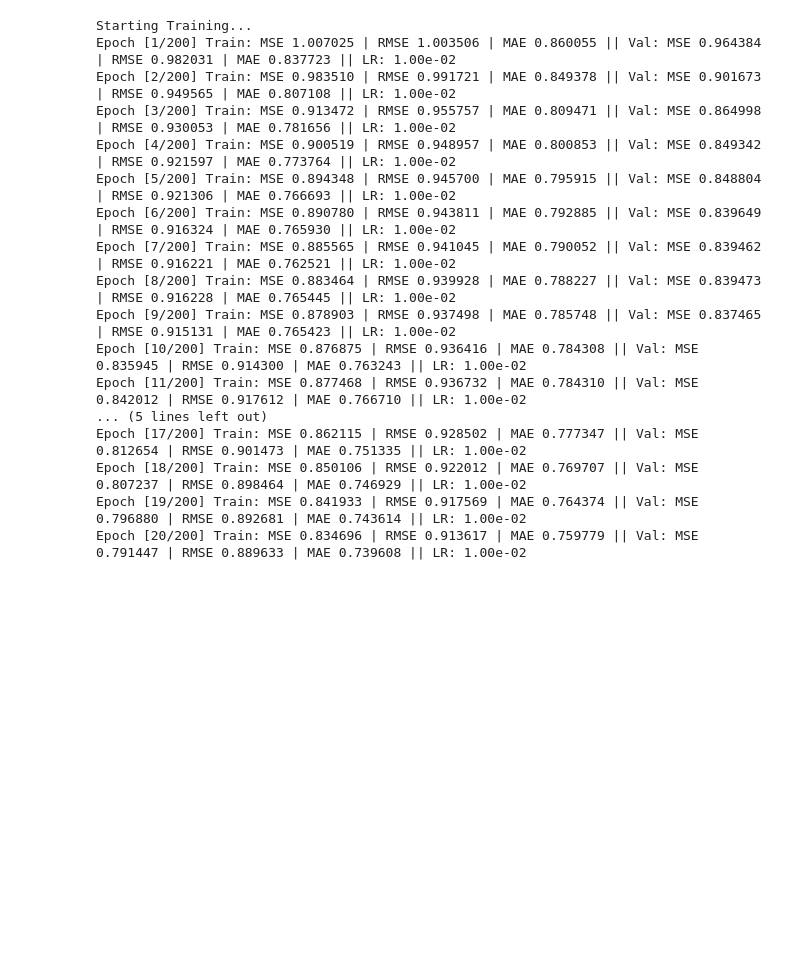
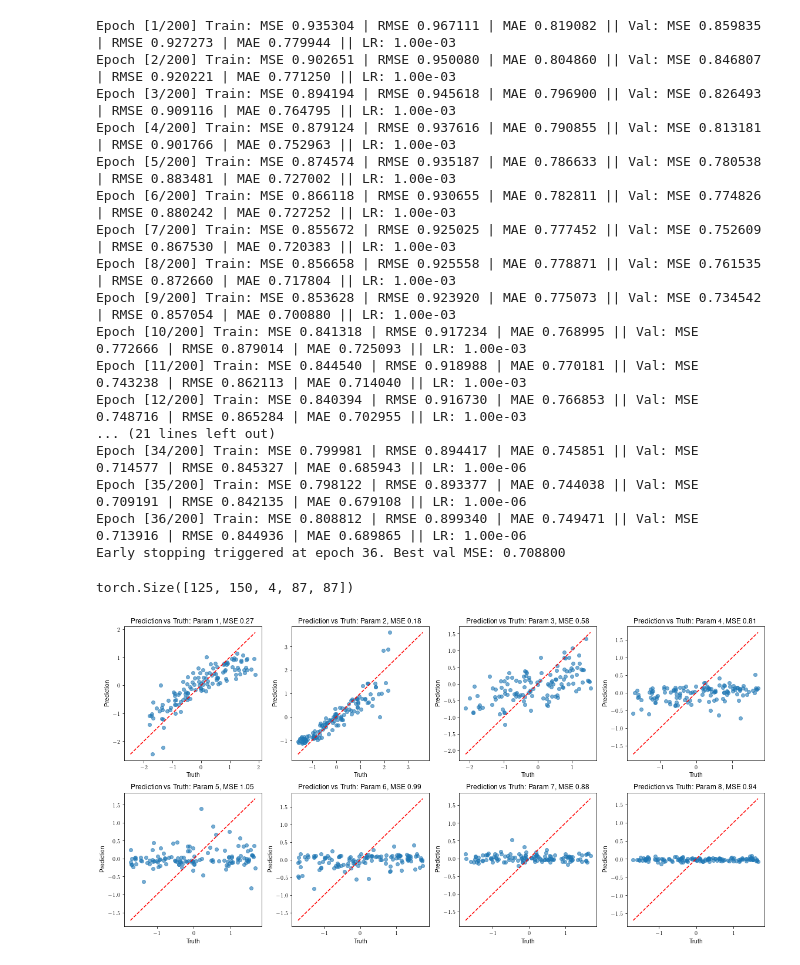
Before and after one commit to lgong6g/C3NN_inference, a Jupyter notebook: MSE_test.ipynb, the cells around one changed output. Cells and saved outputs as stored; diff of their text form; code cells hidden in the pictures; blank space fills up the shorter version.

```diff
--- a/MSE_test.ipynb
+++ b/MSE_test.ipynb
@@ -222,28 +228,28 @@ training_parameters_stand = (training_parameters - training_parameters_mean) / t
 X_train, X_val, y_train, y_val = train_test_split(training_data, training_parameters_stand, test_size=0.1, random_state=42)
 train_dataset = TensorDataset(X_train, y_train)
 val_dataset = TensorDataset(X_val, y_val)
-train_loader = DataLoader(train_dataset, batch_size=64, shuffle=True)
-val_loader = DataLoader(val_dataset, batch_size=64, shuffle=False)
+train_loader = DataLoader(train_dataset, batch_size=4, shuffle=True,drop_last=True)
+val_loader = DataLoader(val_dataset, batch_size=4, shuffle=False,drop_last=True)
 device = 'cuda'
-model, history = train_model(model, train_loader, val_loader, device, num_epochs=200, lr=1e-2)
+model, history = train_model(model, train_loader, val_loader, device, num_epochs=200, lr=1e-3)
 # %% [output]
-Starting Training...
-Epoch [1/200] Train: MSE 1.007025 | RMSE 1.003506 | MAE 0.860055 || Val: MSE 0.964384 | RMSE 0.982031 | MAE 0.837723 || LR: 1.00e-02
-Epoch [2/200] Train: MSE 0.983510 | RMSE 0.991721 | MAE 0.849378 || Val: MSE 0.901673 | RMSE 0.949565 | MAE 0.807108 || LR: 1.00e-02
-Epoch [3/200] Train: MSE 0.913472 | RMSE 0.955757 | MAE 0.809471 || Val: MSE 0.864998 | RMSE 0.930053 | MAE 0.781656 || LR: 1.00e-02
-Epoch [4/200] Train: MSE 0.900519 | RMSE 0.948957 | MAE 0.800853 || Val: MSE 0.849342 | RMSE 0.921597 | MAE 0.773764 || LR: 1.00e-02
-Epoch [5/200] Train: MSE 0.894348 | RMSE 0.945700 | MAE 0.795915 || Val: MSE 0.848804 | RMSE 0.921306 | MAE 0.766693 || LR: 1.00e-02
-Epoch [6/200] Train: MSE 0.890780 | RMSE 0.943811 | MAE 0.792885 || Val: MSE 0.839649 | RMSE 0.916324 | MAE 0.765930 || LR: 1.00e-02
-Epoch [7/200] Train: MSE 0.885565 | RMSE 0.941045 | MAE 0.790052 || Val: MSE 0.839462 | RMSE 0.916221 | MAE 0.762521 || LR: 1.00e-02
-Epoch [8/200] Train: MSE 0.883464 | RMSE 0.939928 | MAE 0.788227 || Val: MSE 0.839473 | RMSE 0.916228 | MAE 0.765445 || LR: 1.00e-02
-Epoch [9/200] Train: MSE 0.878903 | RMSE 0.937498 | MAE 0.785748 || Val: MSE 0.837465 | RMSE 0.915131 | MAE 0.765423 || LR: 1.00e-02
-Epoch [10/200] Train: MSE 0.876875 | RMSE 0.936416 | MAE 0.784308 || Val: MSE 0.835945 | RMSE 0.914300 | MAE 0.763243 || LR: 1.00e-02
-Epoch [11/200] Train: MSE 0.877468 | RMSE 0.936732 | MAE 0.784310 || Val: MSE 0.842012 | RMSE 0.917612 | MAE 0.766710 || LR: 1.00e-02
-... (5 lines left out)
-Epoch [17/200] Train: MSE 0.862115 | RMSE 0.928502 | MAE 0.777347 || Val: MSE 0.812654 | RMSE 0.901473 | MAE 0.751335 || LR: 1.00e-02
-Epoch [18/200] Train: MSE 0.850106 | RMSE 0.922012 | MAE 0.769707 || Val: MSE 0.807237 | RMSE 0.898464 | MAE 0.746929 || LR: 1.00e-02
-Epoch [19/200] Train: MSE 0.841933 | RMSE 0.917569 | MAE 0.764374 || Val: MSE 0.796880 | RMSE 0.892681 | MAE 0.743614 || LR: 1.00e-02
-Epoch [20/200] Train: MSE 0.834696 | RMSE 0.913617 | MAE 0.759779 || Val: MSE 0.791447 | RMSE 0.889633 | MAE 0.739608 || LR: 1.00e-02
+Epoch [1/200] Train: MSE 0.935304 | RMSE 0.967111 | MAE 0.819082 || Val: MSE 0.859835 | RMSE 0.927273 | MAE 0.779944 || LR: 1.00e-03
+Epoch [2/200] Train: MSE 0.902651 | RMSE 0.950080 | MAE 0.804860 || Val: MSE 0.846807 | RMSE 0.920221 | MAE 0.771250 || LR: 1.00e-03
+Epoch [3/200] Train: MSE 0.894194 | RMSE 0.945618 | MAE 0.796900 || Val: MSE 0.826493 | RMSE 0.909116 | MAE 0.764795 || LR: 1.00e-03
+Epoch [4/200] Train: MSE 0.879124 | RMSE 0.937616 | MAE 0.790855 || Val: MSE 0.813181 | RMSE 0.901766 | MAE 0.752963 || LR: 1.00e-03
+Epoch [5/200] Train: MSE 0.874574 | RMSE 0.935187 | MAE 0.786633 || Val: MSE 0.780538 | RMSE 0.883481 | MAE 0.727002 || LR: 1.00e-03
+Epoch [6/200] Train: MSE 0.866118 | RMSE 0.930655 | MAE 0.782811 || Val: MSE 0.774826 | RMSE 0.880242 | MAE 0.727252 || LR: 1.00e-03
+Epoch [7/200] Train: MSE 0.855672 | RMSE 0.925025 | MAE 0.777452 || Val: MSE 0.752609 | RMSE 0.867530 | MAE 0.720383 || LR: 1.00e-03
+Epoch [8/200] Train: MSE 0.856658 | RMSE 0.925558 | MAE 0.778871 || Val: MSE 0.761535 | RMSE 0.872660 | MAE 0.717804 || LR: 1.00e-03
+Epoch [9/200] Train: MSE 0.853628 | RMSE 0.923920 | MAE 0.775073 || Val: MSE 0.734542 | RMSE 0.857054 | MAE 0.700880 || LR: 1.00e-03
+Epoch [10/200] Train: MSE 0.841318 | RMSE 0.917234 | MAE 0.768995 || Val: MSE 0.772666 | RMSE 0.879014 | MAE 0.725093 || LR: 1.00e-03
+Epoch [11/200] Train: MSE 0.844540 | RMSE 0.918988 | MAE 0.770181 || Val: MSE 0.743238 | RMSE 0.862113 | MAE 0.714040 || LR: 1.00e-03
+Epoch [12/200] Train: MSE 0.840394 | RMSE 0.916730 | MAE 0.766853 || Val: MSE 0.748716 | RMSE 0.865284 | MAE 0.702955 || LR: 1.00e-03
+... (21 lines left out)
+Epoch [34/200] Train: MSE 0.799981 | RMSE 0.894417 | MAE 0.745851 || Val: MSE 0.714577 | RMSE 0.845327 | MAE 0.685943 || LR: 1.00e-06
+Epoch [35/200] Train: MSE 0.798122 | RMSE 0.893377 | MAE 0.744038 || Val: MSE 0.709191 | RMSE 0.842135 | MAE 0.679108 || LR: 1.00e-06
+Epoch [36/200] Train: MSE 0.808812 | RMSE 0.899340 | MAE 0.749471 || Val: MSE 0.713916 | RMSE 0.844936 | MAE 0.689865 || LR: 1.00e-06
+Early stopping triggered at epoch 36. Best val MSE: 0.708800
 # %%
 %matplotlib inline
 def plot_regression_predictions(y_true, y_pred, feature_names=None):
@@ -262,6 +268,8 @@ def plot_regression_predictions(y_true, y_pred, feature_names=None):
     if hasattr(y_pred, "detach"):
         y_pred = y_pred.detach().cpu().numpy()
 
+    MSE = np.mean((y_true - y_pred)**2,axis=0)
+
     D = y_true.shape[1]
     ncols = 4
     nrows = int(np.ceil(D / ncols))
@@ -276,7 +284,7 @@ def plot_regression_predictions(y_true, y_pred, feature_names=None):
         max_val = max(y_true[:, d].max(), y_pred[:, d].max())
         ax.plot([min_val, max_val], [min_val, max_val], 'r--')  # y=x line
         label = feature_names[d] if feature_names else f"Dim {d+1}"
-        ax.set_title(f"Prediction vs Truth: {label}")
+        ax.set_title("Prediction vs Truth: {}, MSE {:.2f}".format(label,MSE[d]))
         ax.set_xlabel("Truth")
         ax.set_ylabel("Prediction")
 
@@ -285,11 +293,39 @@ def plot_regression_predictions(y_true, y_pred, feature_names=None):
         fig.delaxes(axes[d])
 
     plt.tight_layout()
+
+    plt.savefig('Plots/mse_c4_40_lsst.png',facecolor='w')
     plt.show()
-    #plt.savefig('Plots/mse_testing.png')
+# %%
+import torch, gc
+
+model = model.to('cpu')
+training_parameters =  training_parameters.to('cpu')
+training_data = training_data.to('cpu')
+X_train, X_val, y_train, y_val = X_train.to('cpu'), X_val.to('cpu'), y_train.to('cpu'), y_val.to('cpu')
+loss = None
+optimizer = None
+
+gc.collect()              # force Python garbage collection
+torch.cuda.empty_cache()
+# %%
+model = model.to('cuda')
+#X_val = X_val.to('cuda')
+# %%
+X_val.shape
+# %% [output]
+torch.Size([125, 150, 4, 87, 87])
 # %%
 # Suppose y_true and y_pred are torch tensors of shape (N, 8)
 model.eval()
-y_pred = model(X_val)
+y_pred = np.empty((125,8))
+with torch.no_grad():
+    i = 0
+    for x, y in val_loader:
+        x, y = x.to(device), y.to(device)
+        y_pred[i*4:(i+1)*4] = model(x).cpu()
+        i+=1
 plot_regression_predictions(y_val, y_pred,
                             feature_names=[f"Param {i+1}" for i in range(8)])
+# %% [output]
+[figure, added]
```
Also changed, not shown: parts of 7 cells of this notebook, 16 other files.
